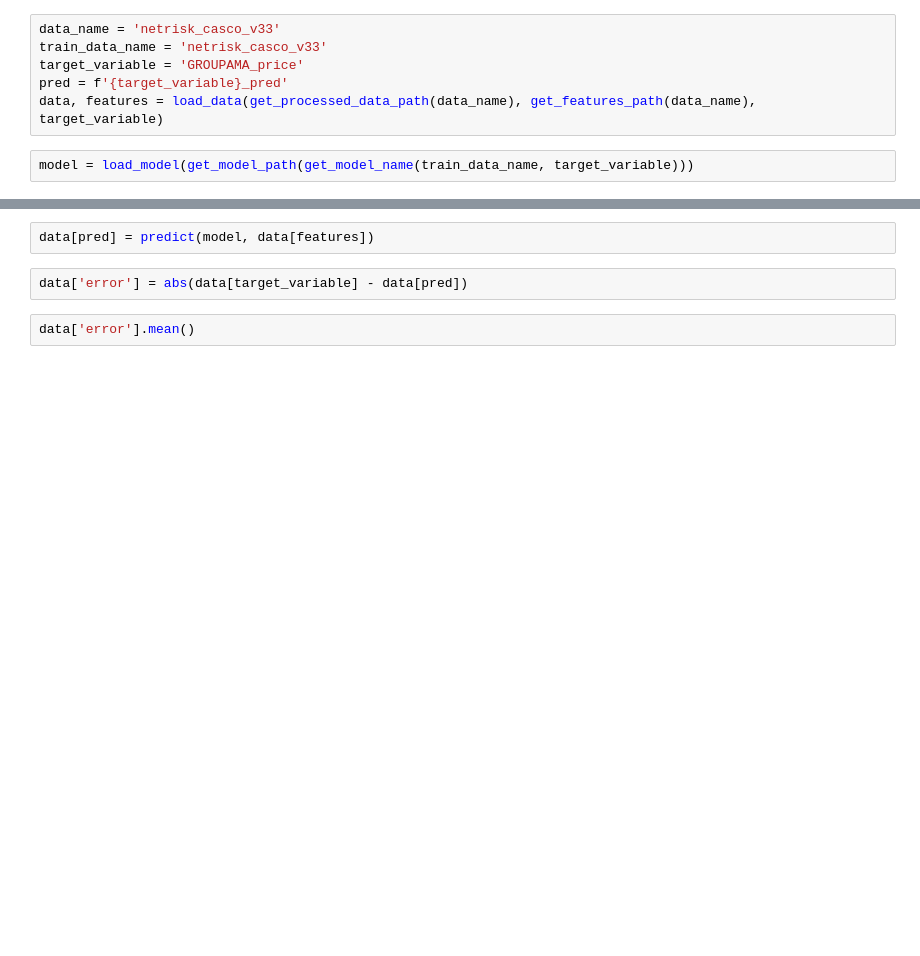
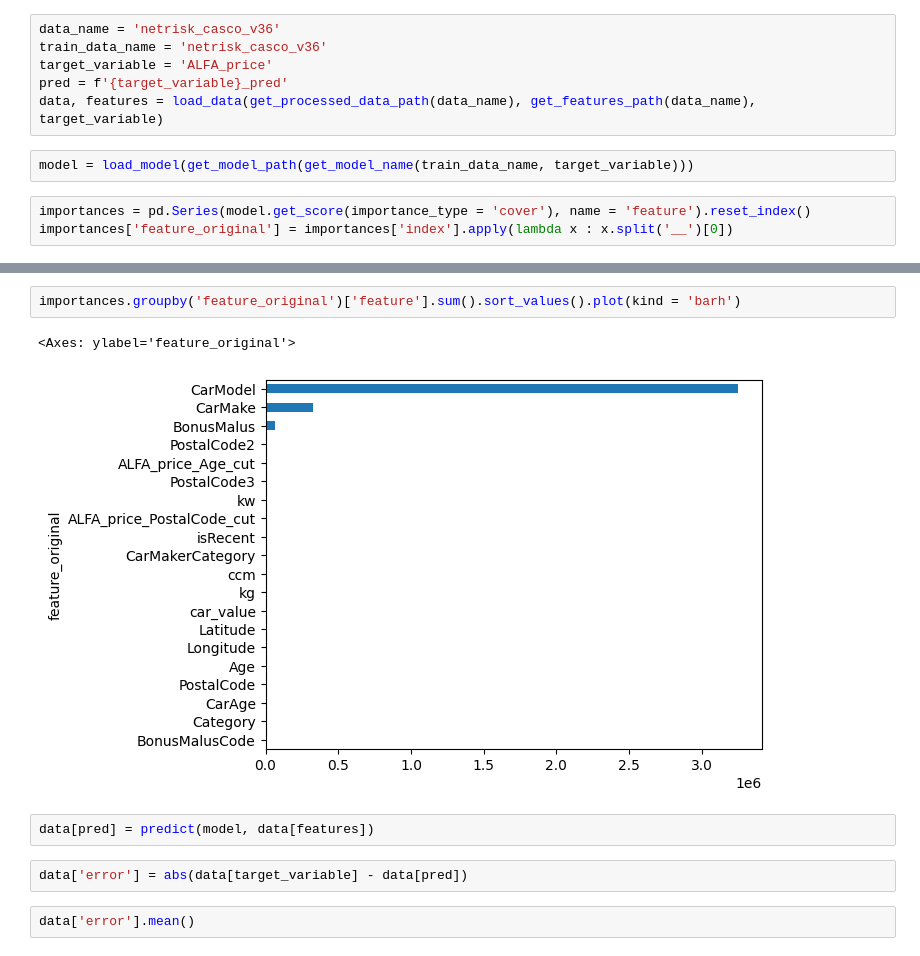
Before and after one commit to asdasde/market_models, a Jupyter notebook: notebooks/3_model_analysis.ipynb, the cells around one changed output, grey strips where cells are left out. Saved outputs shown, nothing was run; the diff lists cells and outputs as text; blank space fills up the shorter version.

```diff
--- a/notebooks/3_model_analysis.ipynb
+++ b/notebooks/3_model_analysis.ipynb
@@ -13,8 +13,11 @@ from market_models.src.utilities.constants import *
 # %%
-data_name = 'netrisk_casco_v33'
-train_data_name = 'netrisk_casco_v33'
-target_variable = 'GROUPAMA_price'
+data_name = 'netrisk_casco_v36'
+train_data_name = 'netrisk_casco_v36'
+target_variable = 'ALFA_price'
 pred = f'{target_variable}_pred'
 data, features = load_data(get_processed_data_path(data_name), get_features_path(data_name), target_variable)
 # %%
 model = load_model(get_model_path(get_model_name(train_data_name, target_variable)))
+# %%
+importances = pd.Series(model.get_score(importance_type = 'cover'), name = 'feature').reset_index()
+importances['feature_original'] = importances['index'].apply(lambda x : x.split('__')[0])
@@ -21,3 +44,8 @@ model = load_model(get_model_path(get_model_name(train_data_name, target_variabl
+# %%
+importances.groupby('feature_original')['feature'].sum().sort_values().plot(kind = 'barh')
+# %% [output]
+<Axes: ylabel='feature_original'>
+[figure, added]
 # %%
 data[pred] = predict(model, data[features])
 # %%
```
Also changed, not shown: parts of 2 cells of this notebook, 9 other files.
